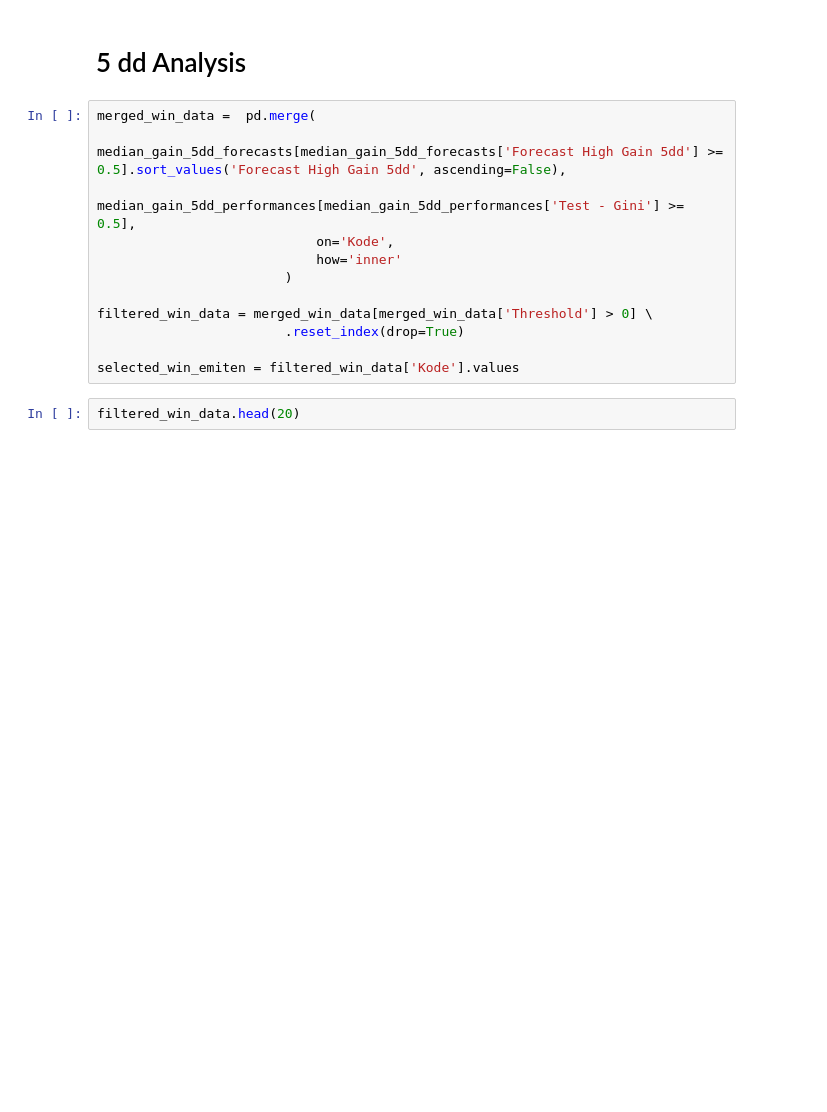
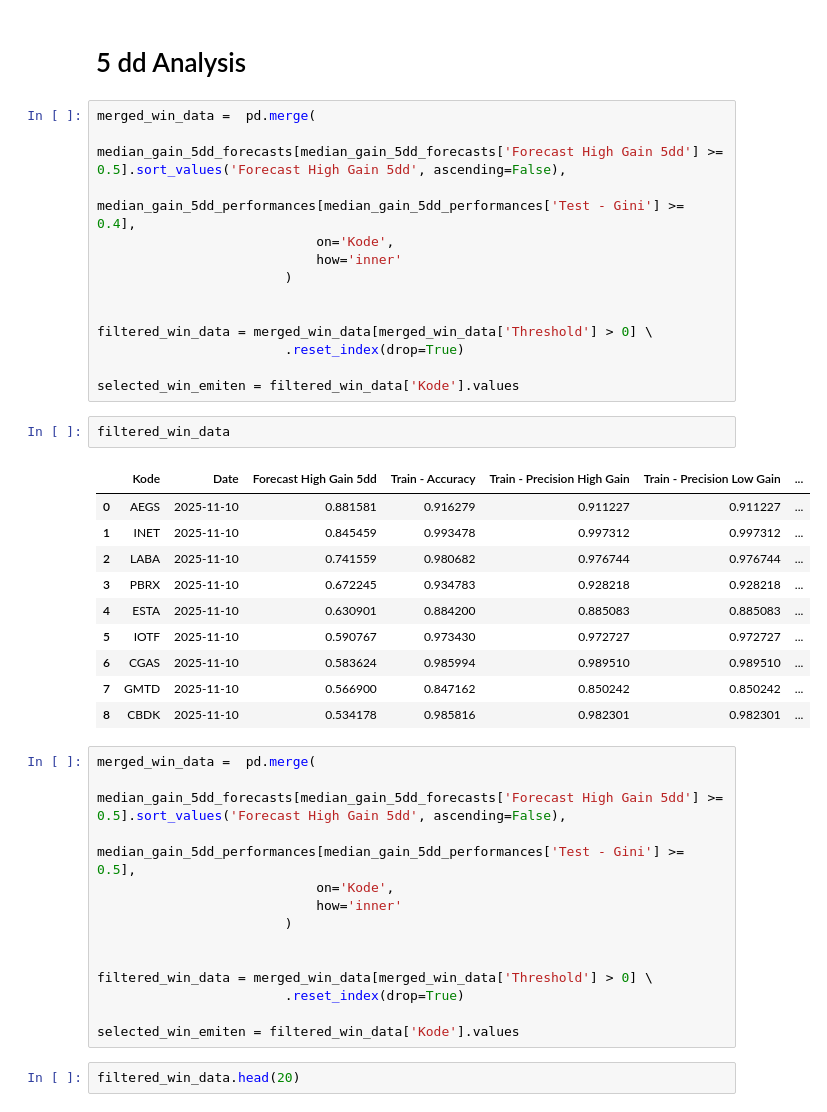
Before and after one commit to wfcnub/stocknub, a Jupyter notebook: analysis.ipynb, the cells around one changed output. Saved outputs shown, nothing was run; the diff lists cells and outputs as text; blank space fills up the shorter version.

```diff
--- a/analysis.ipynb
+++ b/analysis.ipynb
@@ -10,5 +40,31 @@ max_loss_5dd_forecasts = pd.read_csv('data/stock/04_forecast/maxLoss/5dd.csv').d
 # %% [markdown]
 # 5 dd Analysis
+# %%
+merged_win_data =  pd.merge(
+                            median_gain_5dd_forecasts[median_gain_5dd_forecasts['Forecast High Gain 5dd'] >= 0.5].sort_values('Forecast High Gain 5dd', ascending=False),
+                            median_gain_5dd_performances[median_gain_5dd_performances['Test - Gini'] >= 0.4],
+                            on='Kode',
+                            how='inner'
+                        )
+
+
+filtered_win_data = merged_win_data[merged_win_data['Threshold'] > 0] \
+                        .reset_index(drop=True)
+
+selected_win_emiten = filtered_win_data['Kode'].values
+# %%
+filtered_win_data
+# %% [output]
+|  | Kode | Date | Forecast High Gain 5dd | Train - Accuracy | Train - Precision High Gain | Train - Precision Low Gain | ... |
+| 0 | AEGS | 2025-11-10 | 0.881581 | 0.916279 | 0.911227 | 0.911227 | ... |
+| 1 | INET | 2025-11-10 | 0.845459 | 0.993478 | 0.997312 | 0.997312 | ... |
+| 2 | LABA | 2025-11-10 | 0.741559 | 0.980682 | 0.976744 | 0.976744 | ... |
+| 3 | PBRX | 2025-11-10 | 0.672245 | 0.934783 | 0.928218 | 0.928218 | ... |
+| 4 | ESTA | 2025-11-10 | 0.630901 | 0.884200 | 0.885083 | 0.885083 | ... |
+| 5 | IOTF | 2025-11-10 | 0.590767 | 0.973430 | 0.972727 | 0.972727 | ... |
+| 6 | CGAS | 2025-11-10 | 0.583624 | 0.985994 | 0.989510 | 0.989510 | ... |
+| 7 | GMTD | 2025-11-10 | 0.566900 | 0.847162 | 0.850242 | 0.850242 | ... |
+| 8 | CBDK | 2025-11-10 | 0.534178 | 0.985816 | 0.982301 | 0.982301 | ... |
 # %%
 merged_win_data =  pd.merge(
                             median_gain_5dd_forecasts[median_gain_5dd_forecasts['Forecast High Gain 5dd'] >= 0.5].sort_values('Forecast High Gain 5dd', ascending=False),
@@ -17,6 +73,7 @@ merged_win_data =  pd.merge(
                             how='inner'
                         )
 
+
 filtered_win_data = merged_win_data[merged_win_data['Threshold'] > 0] \
                         .reset_index(drop=True)
 
```
Also changed, not shown: parts of 3 cells of this notebook, 14 other files.
